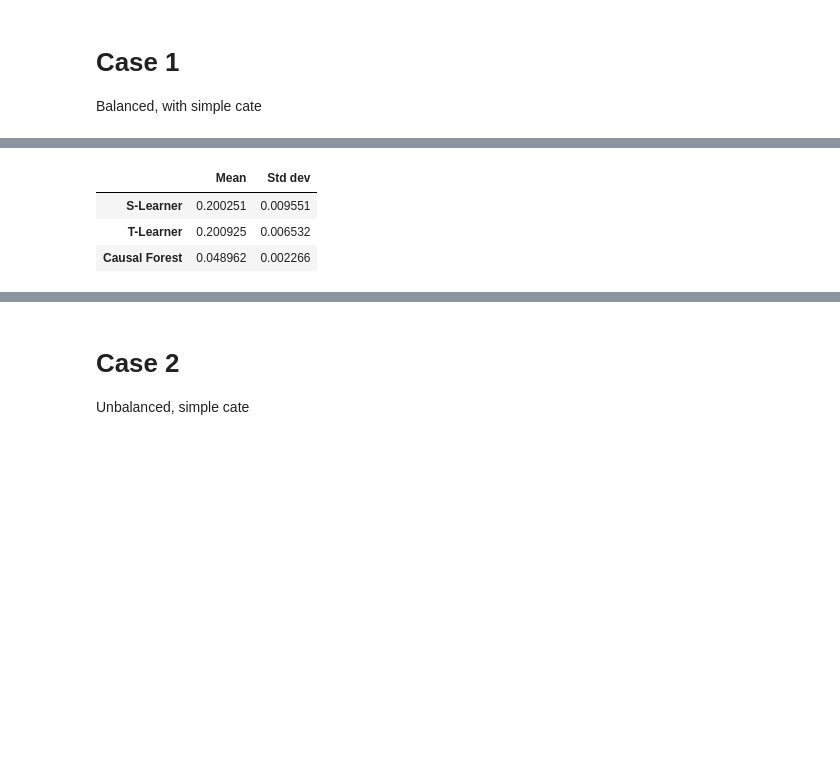
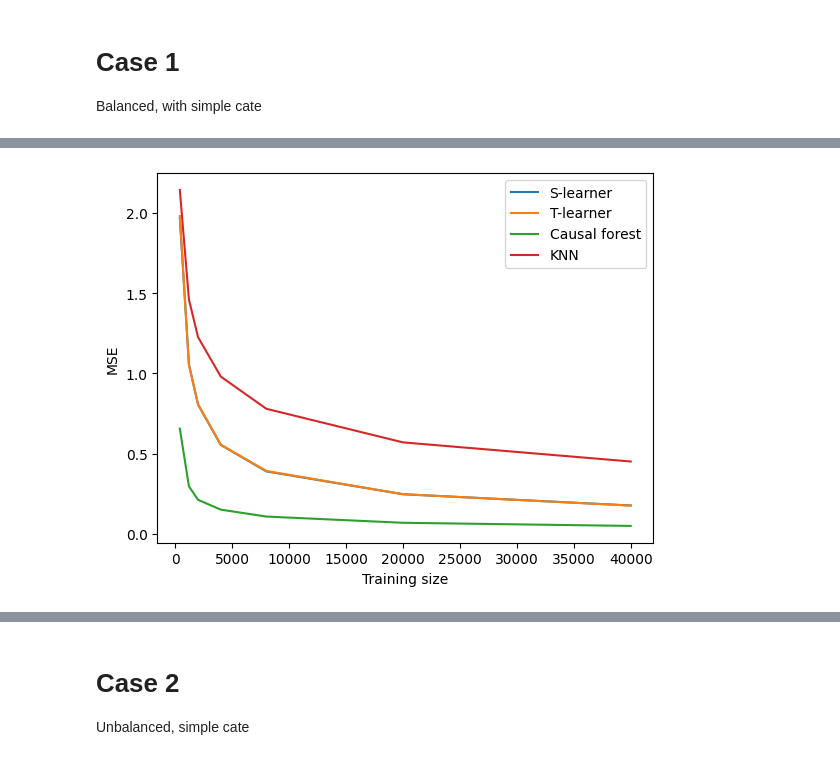
Before and after one commit to Hubert1913/research-project, a Jupyter notebook: data_simulation_notebook.ipynb, the cells around one changed output, grey strips where cells are left out. Saved outputs shown, nothing was run; the diff lists cells and outputs as text; code cells hidden in the pictures; blank space fills up the shorter version.

Commit message:
Run tests with 40 reps, d=5

```diff
--- a/data_simulation_notebook.ipynb
+++ b/data_simulation_notebook.ipynb
@@ -444 +391,16 @@ def run_test(d, mu_0, mu_1, e, n_train, n_test, reps):
+# %%
+def plot_mse(training_sizes, mse_s_list, mse_t_list, mse_forest_list, mse_knn_list):
+    mse_s_final = list(map(lambda l: np.mean(l), mse_s_list))
+    mse_t_final = list(map(lambda l: np.mean(l), mse_t_list))
+    mse_forest_final = list(map(lambda l: np.mean(l), mse_forest_list))
+    mse_knn_final = list(map(lambda l: np.mean(l), mse_knn_list))
+
+    plt.plot(training_sizes, mse_s_final, label="S-learner")
+    plt.plot(training_sizes, mse_t_final, label="T-learner")
+    plt.plot(training_sizes, mse_forest_final, label="Causal forest")
+    plt.plot(training_sizes, mse_knn_final, label="KNN")
+    plt.ylabel("MSE")
+    plt.xlabel("Training size")
+    plt.legend()
+    plt.show()
 # %%
@@ -500,6 +559,4 @@ mu_0 = lambda x: np.dot(x, weights) #+ 5 * (1 if x[0] > 0.5 else 0)
 mu_1 = lambda x: mu_0(x) + 20 #+ 8 * (1 if x[1] > 0.5 else 0)
 n_train = 40000
 n_test = 10000
-
-run_test(d, mu_0, mu_1, e, n_train, n_test, 10)
-plot_gain_curve(d, mu_0, mu_1, e, n_train, n_test)
+reps = 40
@@ -509,15 +563,6 @@ plot_gain_curve(d, mu_0, mu_1, e, n_train, n_test)
-# %%
-e = lambda x: 0.5
-d = 5
-weights = np.random.uniform(-5, 5, d)
-mu_0 = lambda x: np.dot(x, weights) #+ 5 * (1 if x[0] > 0.5 else 0)
-mu_1 = lambda x: mu_0(x) + 20 #+ 8 * (1 if x[1] > 0.5 else 0)
-n_train = 40000
-n_test = 10000
-
-get_conf_intervals(d, mu_0, mu_1, e, n_train, n_test, 10)
-# %% [output]
-|  | Mean | Std dev |
-| S-Learner | 0.200251 | 0.009551 |
-| T-Learner | 0.200925 | 0.006532 |
-| Causal Forest | 0.048962 | 0.002266 |
+# %%
+training_sizes, mse_s_list, mse_t_list, mse_forest_list, mse_knn_list = run_test(d, mu_0, mu_1, e, n_train, n_test, reps)
+# %%
+plot_mse(training_sizes, mse_s_list, mse_t_list, mse_forest_list, mse_knn_list)
+# %% [output]
+[figure, added]
```
Also changed, not shown: parts of 56 cells of this notebook, 1 other file.
